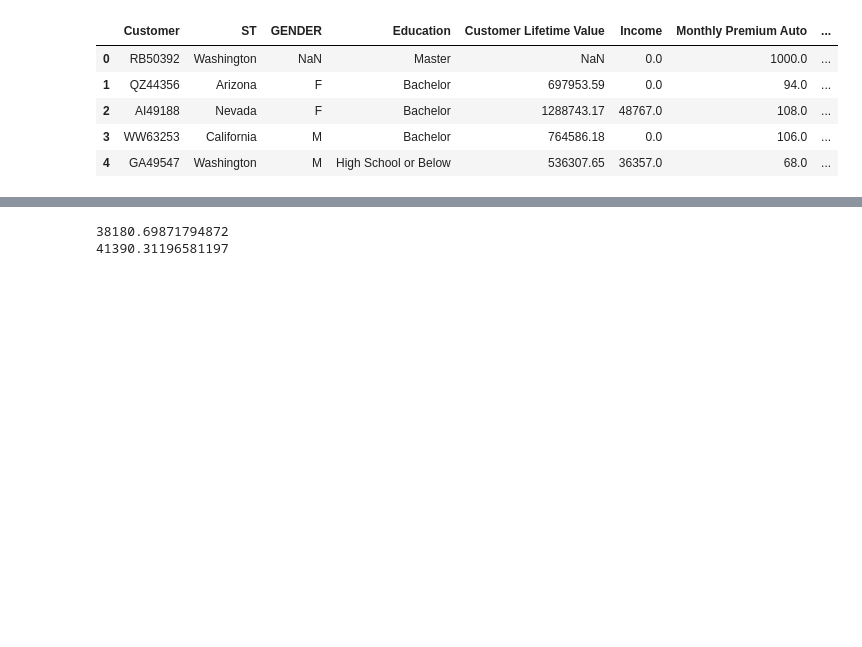
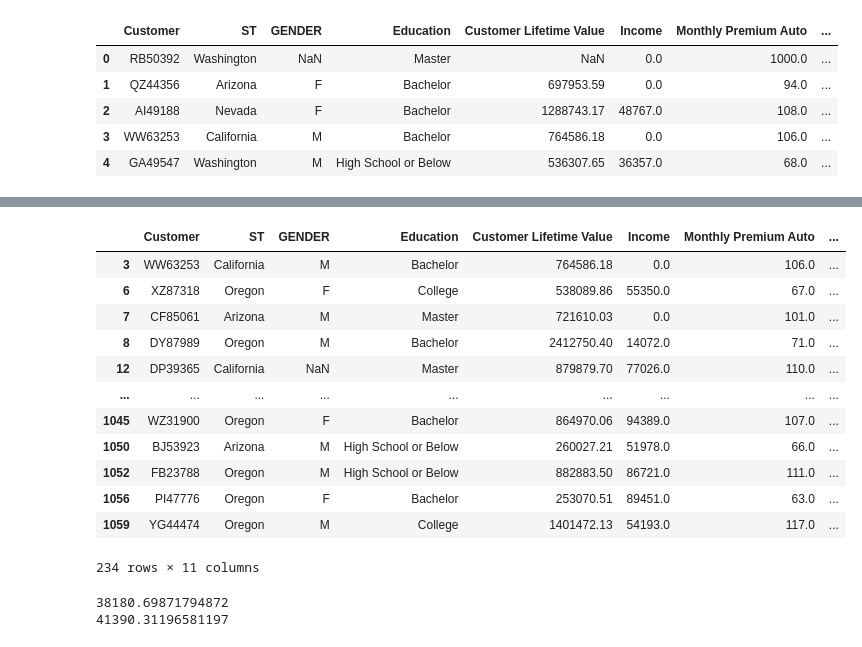
Before and after one commit to goldenrod-asters/lab-dw-pandas, a Jupyter notebook: lab-dw-pandas.ipynb, the cells around one changed output, grey strips where cells are left out. Cells and saved outputs as stored; diff of their text form; code cells hidden in the pictures; blank space fills up the shorter version.

```diff
--- a/lab-dw-pandas.ipynb
+++ b/lab-dw-pandas.ipynb
@@ -284,3 +308,19 @@ CorpAuto_df = c_data.loc[c_data["Policy Type"] == "Corporate Auto"]
+# %%
+CorpAuto_df
+# %% [output]
+|  | Customer | ST | GENDER | Education | Customer Lifetime Value | Income | Monthly Premium Auto | ... |
+| 3 | WW63253 | California | M | Bachelor | 764586.18 | 0.0 | 106.0 | ... |
+| 6 | XZ87318 | Oregon | F | College | 538089.86 | 55350.0 | 67.0 | ... |
+| 7 | CF85061 | Arizona | M | Master | 721610.03 | 0.0 | 101.0 | ... |
+| 8 | DY87989 | Oregon | M | Bachelor | 2412750.40 | 14072.0 | 71.0 | ... |
+| 12 | DP39365 | California | NaN | Master | 879879.70 | 77026.0 | 110.0 | ... |
+| ... | ... | ... | ... | ... | ... | ... | ... | ... |
+| 1045 | WZ31900 | Oregon | F | Bachelor | 864970.06 | 94389.0 | 107.0 | ... |
+| 1050 | BJ53923 | Arizona | M | High School or Below | 260027.21 | 51978.0 | 66.0 | ... |
+| 1052 | FB23788 | Oregon | M | High School or Below | 882883.50 | 86721.0 | 111.0 | ... |
+| 1056 | PI47776 | Oregon | F | Bachelor | 253070.51 | 89451.0 | 63.0 | ... |
+| 1059 | YG44474 | Oregon | M | College | 1401472.13 | 54193.0 | 117.0 | ... |
+234 rows × 11 columns
 # %%
 import statistics as stats
 avginc_PersAuto = stats.mean(PersAuto_df["Income"])
```
Also changed, not shown: parts of 5 cells of this notebook, 1 other file.
